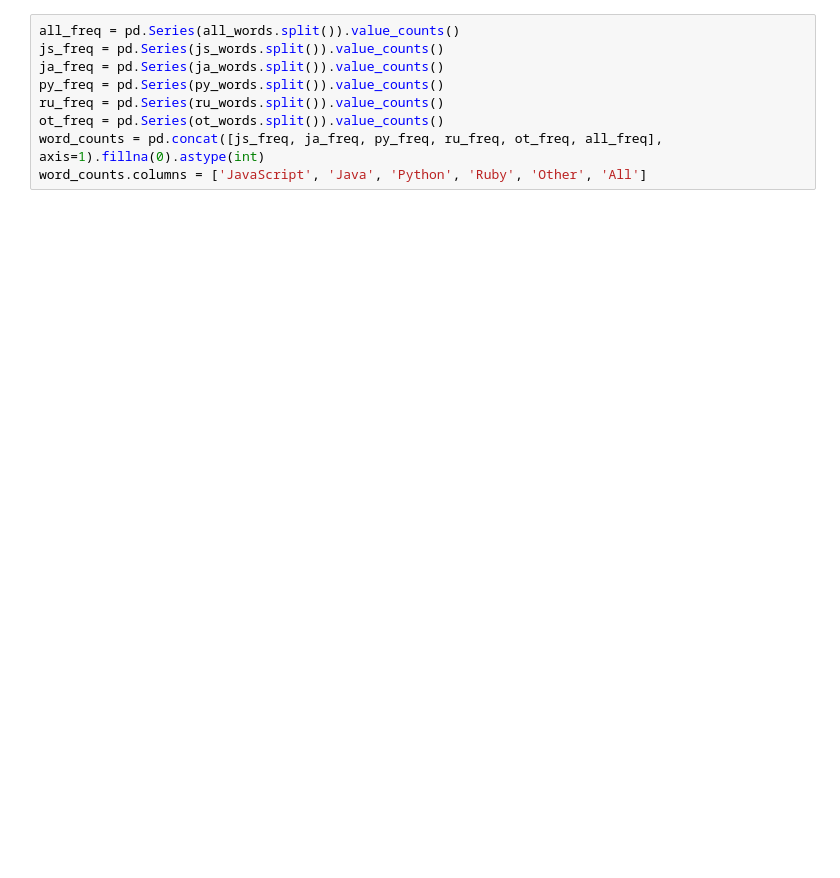
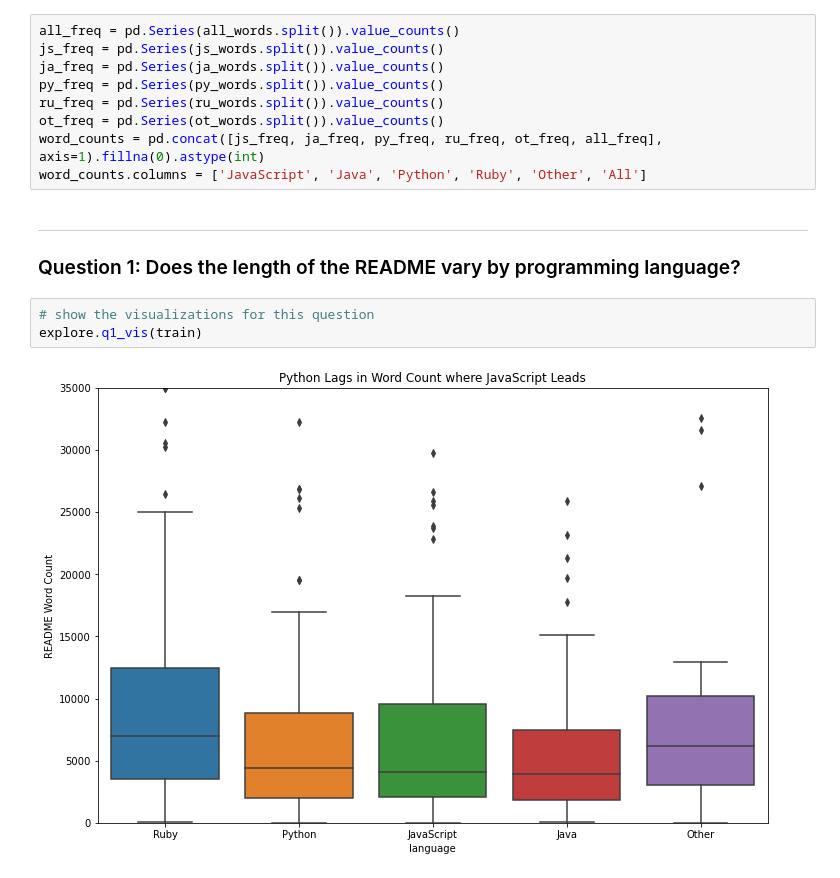
Before and after one commit to github-readme-nlp-project/github-readme-nlp-project, a Jupyter notebook: final_report.ipynb, the cells around one changed output. Cells and saved outputs as stored; diff of their text form; blank space fills up the shorter version.

```diff
--- a/final_report.ipynb
+++ b/final_report.ipynb
@@ -117,3 +129,11 @@ ru_freq = pd.Series(ru_words.split()).value_counts()
 ot_freq = pd.Series(ot_words.split()).value_counts()
 word_counts = pd.concat([js_freq, ja_freq, py_freq, ru_freq, ot_freq, all_freq], axis=1).fillna(0).astype(int)
 word_counts.columns = ['JavaScript', 'Java', 'Python', 'Ruby', 'Other', 'All']
+# %% [markdown]
+---
+### Question 1: Does the length of the README vary by programming language?
+# %%
+# show the visualizations for this question
+explore.q1_vis(train)
+# %% [output]
+[figure, new version]
```
Also changed, not shown: parts of 23 cells of this notebook, 1 other file.
